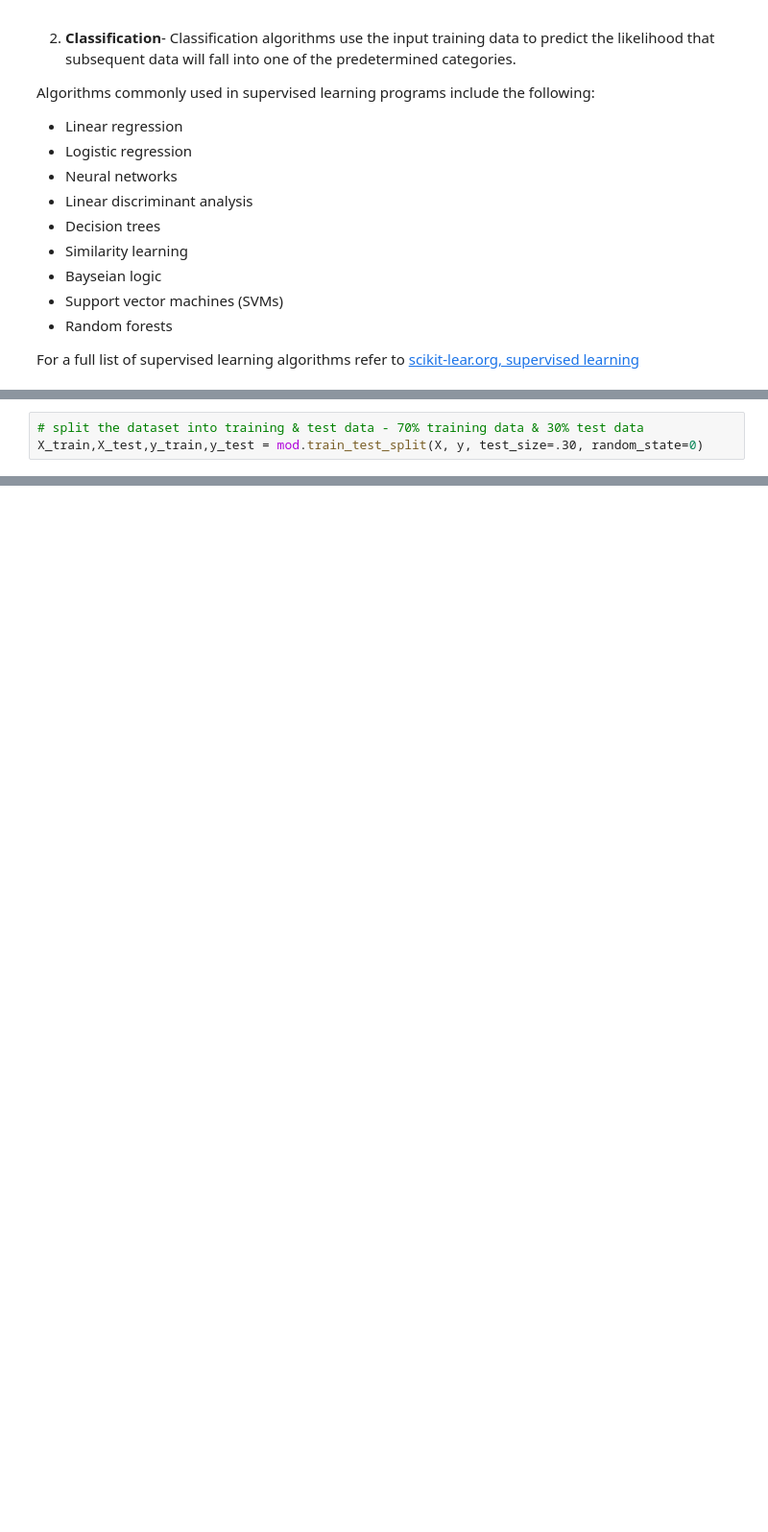
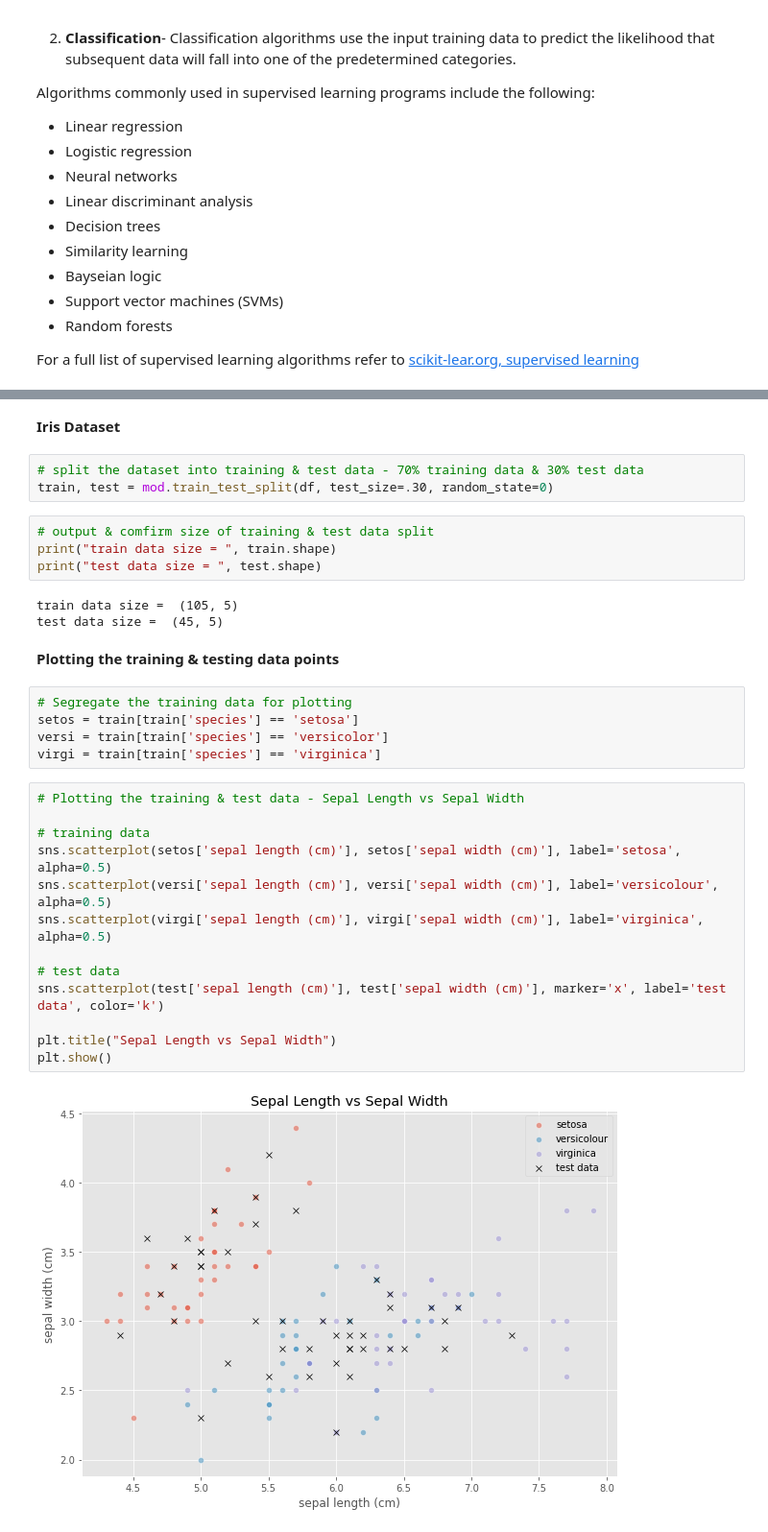
Before and after one commit to PaulSweeney89/ML-S_2021, a Jupyter notebook: scikit-learn.ipynb, the cells around one changed output, grey strips where cells are left out. Shown at 96% size. Drawn from its saved outputs; the diff is of its cells as text; blank space fills up the shorter version.

```diff
--- a/scikit-learn.ipynb
+++ b/scikit-learn.ipynb
@@ -257,3 +264,0 @@ A decision tree is a flowchart-like tree structure where an internal node repres
-# %%
-# split the dataset into training & test data - 70% training data & 30% test data
-X_train,X_test,y_train,y_test = mod.train_test_split(X, y, test_size=.30, random_state=0)
@@ -327,0 +275,34 @@ https://towardsdatascience.com/supervised-machine-learning-using-python-scikit-l
+# %% [markdown]
+**Iris Dataset**
+# %%
+# split the dataset into training & test data - 70% training data & 30% test data
+train, test = mod.train_test_split(df, test_size=.30, random_state=0)
+# %%
+# output & comfirm size of training & test data split
+print("train data size = ", train.shape)
+print("test data size = ", test.shape)
+# %% [output]
+train data size =  (105, 5)
+test data size =  (45, 5)
+# %% [markdown]
+**Plotting the training & testing data points**
+# %%
+# Segregate the training data for plotting
+setos = train[train['species'] == 'setosa']
+versi = train[train['species'] == 'versicolor']
+virgi = train[train['species'] == 'virginica']
+# %%
+# Plotting the training & test data - Sepal Length vs Sepal Width
+
+# training data
+sns.scatterplot(setos['sepal length (cm)'], setos['sepal width (cm)'], label='setosa', alpha=0.5)
+sns.scatterplot(versi['sepal length (cm)'], versi['sepal width (cm)'], label='versicolour', alpha=0.5)
+sns.scatterplot(virgi['sepal length (cm)'], virgi['sepal width (cm)'], label='virginica', alpha=0.5)
+
+# test data
+sns.scatterplot(test['sepal length (cm)'], test['sepal width (cm)'], marker='x', label='test data', color='k')
+
+plt.title("Sepal Length vs Sepal Width")
+plt.show()
+# %% [output]
+[figure, added]
```
Also changed, not shown: parts of 82 cells of this notebook, 4 other files.
